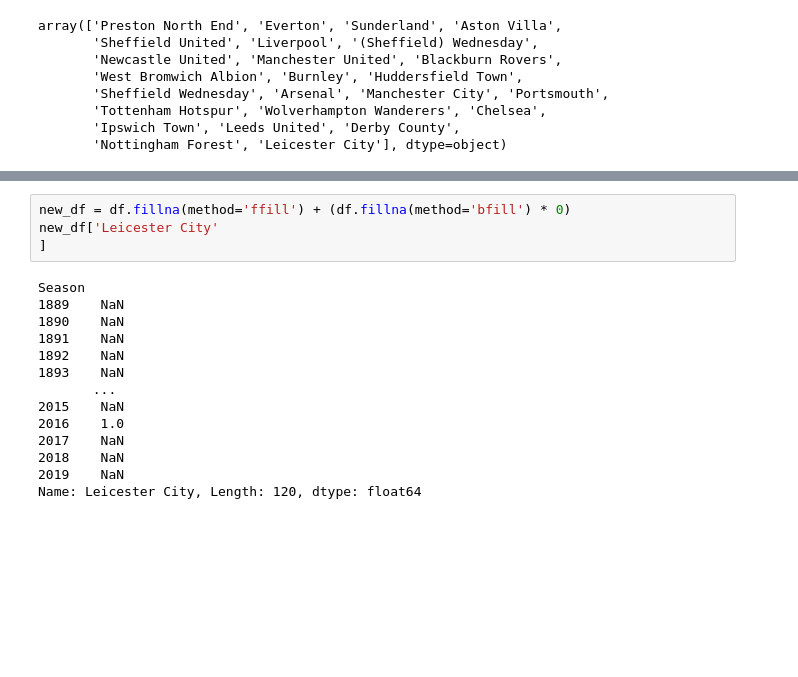
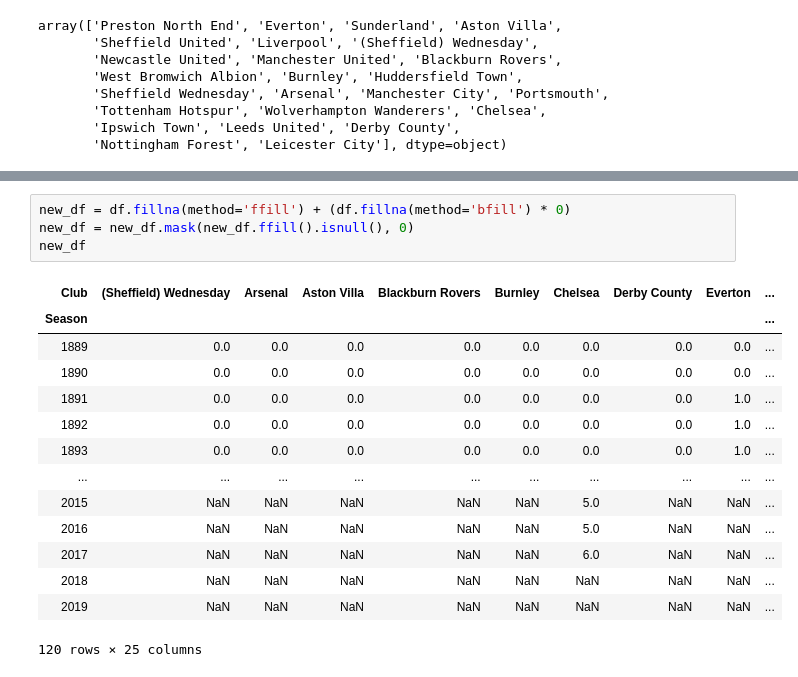
Before and after one commit to Kevhpark5/predicting-the-premier-league, a Jupyter notebook: data/Webscraping.ipynb, the cells around one changed output, grey strips where cells are left out. Drawn from its saved outputs; the diff is of its cells as text; blank space fills up the shorter version.

```diff
--- a/data/Webscraping.ipynb
+++ b/data/Webscraping.ipynb
@@ -210,21 +184,22 @@ ax.legend()
 [figure]
 # %%
 new_df = df.fillna(method='ffill') + (df.fillna(method='bfill') * 0)
-new_df['Leicester City'
-]
+new_df = new_df.mask(new_df.ffill().isnull(), 0)
+new_df
 # %% [output]
+| Club | (Sheffield) Wednesday | Arsenal | Aston Villa | Blackburn Rovers | Burnley | Chelsea | Derby County | Everton | ... |
+| Season |  |  |  |  |  |  |  |  | ... |
+| 1889 | 0.0 | 0.0 | 0.0 | 0.0 | 0.0 | 0.0 | 0.0 | 0.0 | ... |
+| 1890 | 0.0 | 0.0 | 0.0 | 0.0 | 0.0 | 0.0 | 0.0 | 0.0 | ... |
+| 1891 | 0.0 | 0.0 | 0.0 | 0.0 | 0.0 | 0.0 | 0.0 | 1.0 | ... |
+| 1892 | 0.0 | 0.0 | 0.0 | 0.0 | 0.0 | 0.0 | 0.0 | 1.0 | ... |
+| 1893 | 0.0 | 0.0 | 0.0 | 0.0 | 0.0 | 0.0 | 0.0 | 1.0 | ... |
+| ... | ... | ... | ... | ... | ... | ... | ... | ... | ... |
+| 2015 | NaN | NaN | NaN | NaN | NaN | 5.0 | NaN | NaN | ... |
+| 2016 | NaN | NaN | NaN | NaN | NaN | 5.0 | NaN | NaN | ... |
+| 2017 | NaN | NaN | NaN | NaN | NaN | 6.0 | NaN | NaN | ... |
+| 2018 | NaN | NaN | NaN | NaN | NaN | NaN | NaN | NaN | ... |
+| 2019 | NaN | NaN | NaN | NaN | NaN | NaN | NaN | NaN | ... |
-Season
-1889    NaN
-1890    NaN
-1891    NaN
-1892    NaN
-1893    NaN
-       ...
-2015    NaN
-2016    1.0
-2017    NaN
-2018    NaN
-2019    NaN
-Name: Leicester City, Length: 120, dtype: float64
+120 rows × 25 columns
 # %%
 fig,ax = plt.subplots(figsize=[20,10])
```
Also changed, not shown: parts of 15 cells of this notebook, 10 other files.
